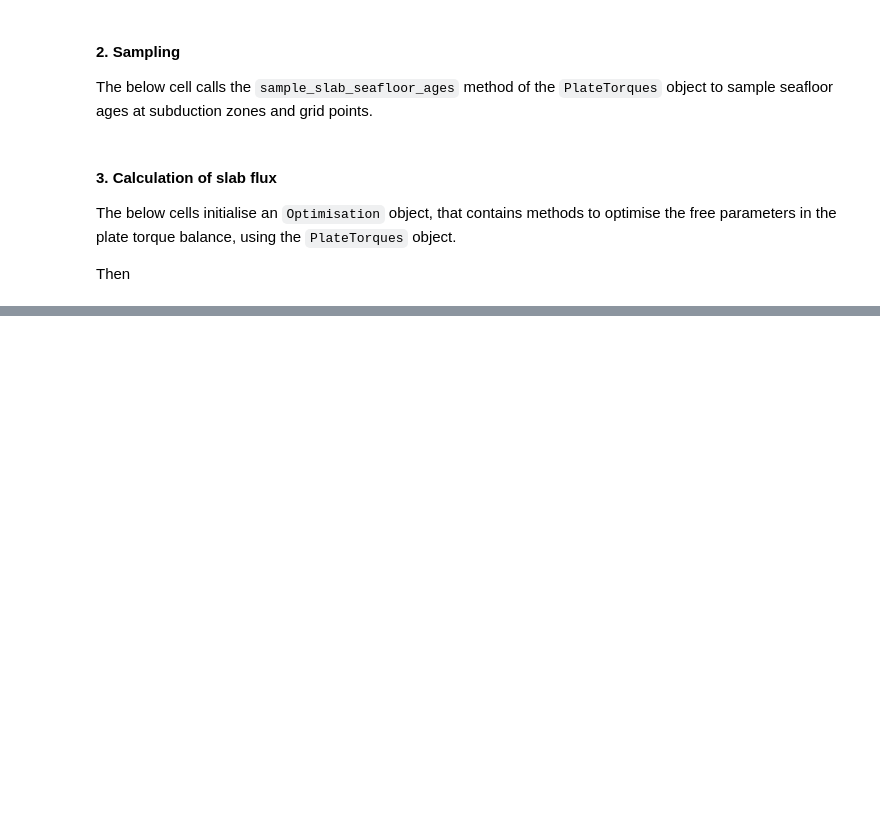
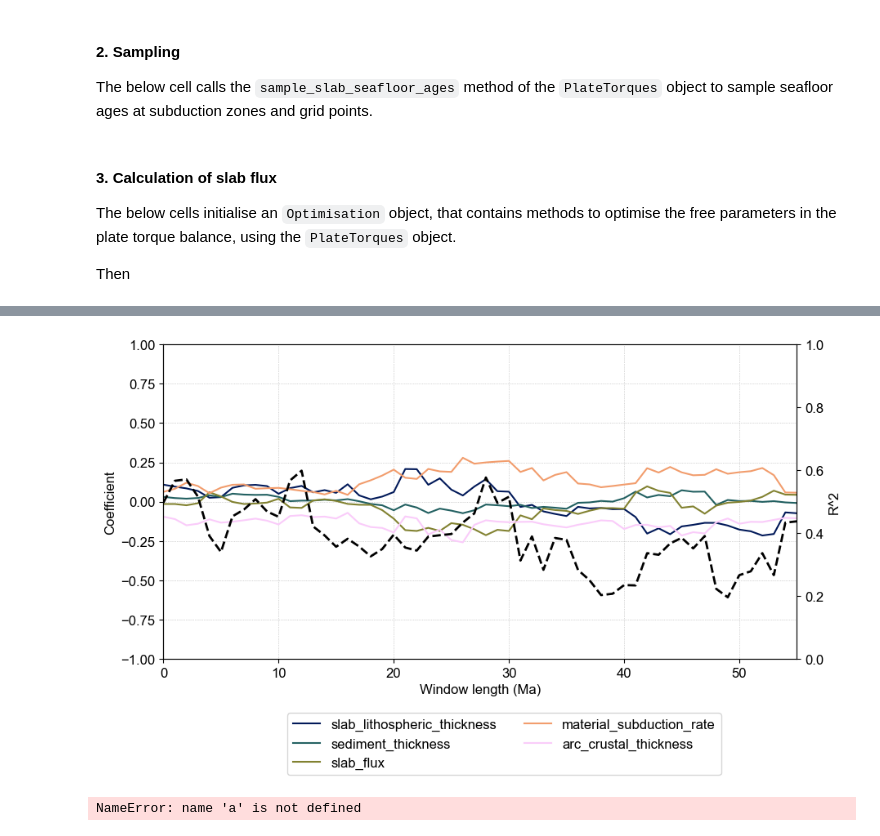
Before and after one commit to thomas-schouten/plato, a Jupyter notebook: notebooks/04c-Slab_pull_optimisation.ipynb, the cells around one changed output, grey strips where cells are left out. Drawn from its saved outputs; the diff is of its cells as text; code cells hidden in the pictures; blank space fills up the shorter version.

```diff
--- a/notebooks/04c-Slab_pull_optimisation.ipynb
+++ b/notebooks/04c-Slab_pull_optimisation.ipynb
@@ -169,0 +1391,31 @@ M2016.options["ref"]["Active margin sediments"] = True
+# %%
+colours = plt.get_cmap("cmc.batlow")(
+    np.linspace(0, 1, len(columns_of_interest))
+)
+
+fig, ax = plt.subplots(figsize=(10, 5))
+# ax.hlines(y=0, xmin=0, xmax=color="black", lw=0.5, linestyle="--")
+for col in columns_of_interest:
+    ax.plot(max_ages, results[False]["coefficients"][col], label=col, color=colours[columns_of_interest.index(col)])
+
+twin_ax = ax.twinx()
+twin_ax.plot(max_ages, results[False]["r_squared"], label="R^2", linestyle="--", color="black", lw=2)
+
+handles, labels = ax.get_legend_handles_labels()
+handles += twin_ax.get_legend_handles_labels()
+ax.legend(handles, labels, loc="upper left", bbox_to_anchor=(0.185, -0.15), ncol=2)
+ax.set_xlabel("Window length (Ma)")
+ax.set_ylabel("Coefficient")
+twin_ax.set_ylabel("R^2")
+ax.grid(linestyle=":", linewidth=0.5)
+ax.set_xlim(max_ages[0], max_ages[-1])
+ax.set_ylim(-1, 1)
+twin_ax.set_ylim(0, 1)
+
+plt.show()
+# %% [output]
+[figure, added]
+# %%
+a
+# %% [output]
+NameError: name 'a' is not defined
```
Also changed, not shown: parts of 61 cells of this notebook, 8 other files.
